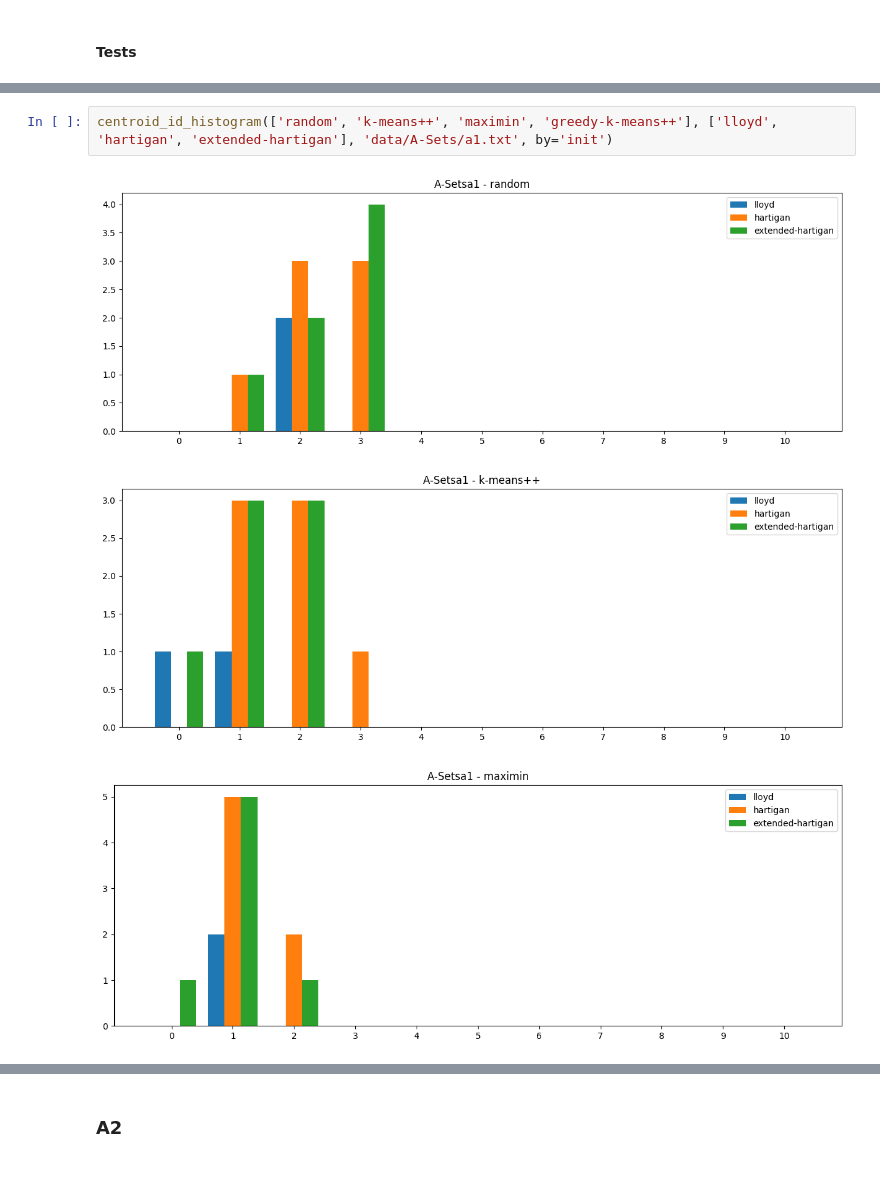
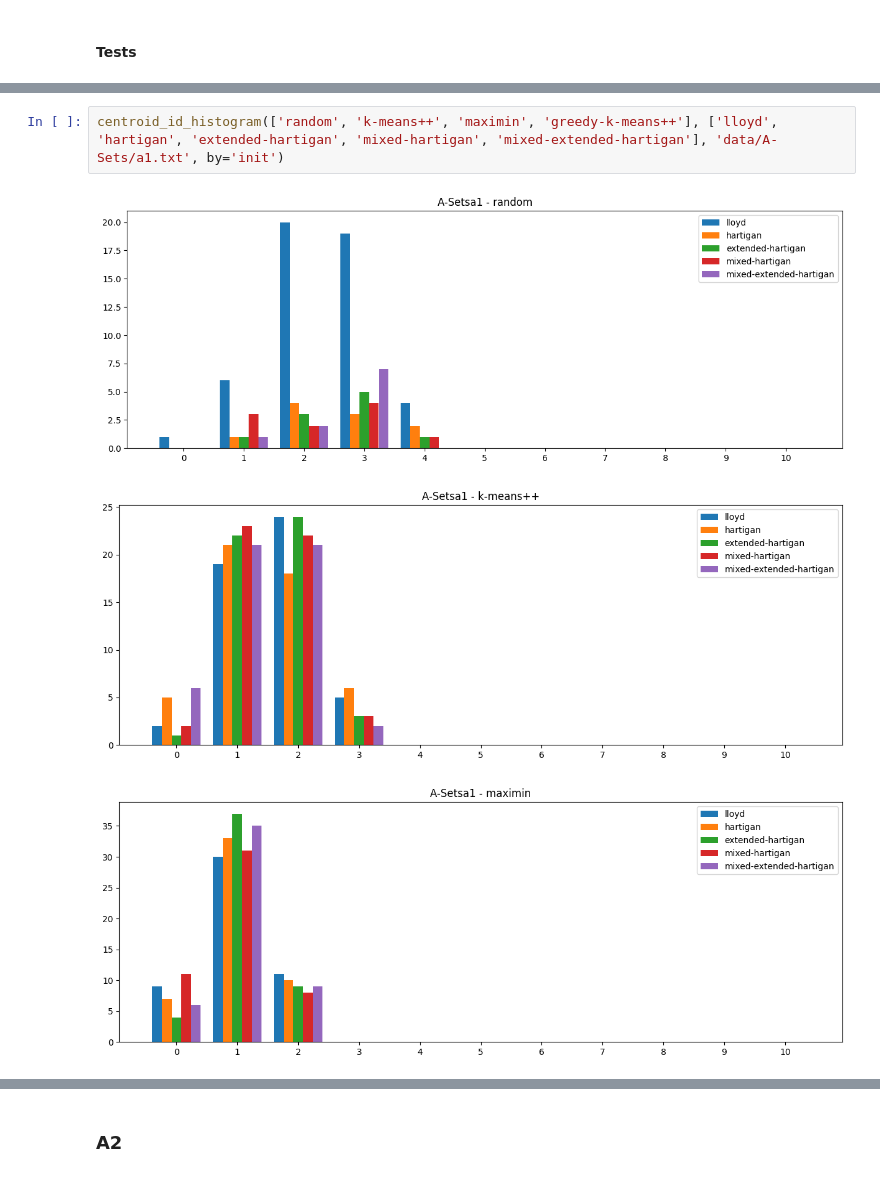
Before and after one commit to sstraccialini/k-means, a Jupyter notebook: kmeans.ipynb, the cells around one changed output, grey strips where cells are left out. Cells and saved outputs as stored; diff of their text form.

```diff
--- a/kmeans.ipynb
+++ b/kmeans.ipynb
@@ -1090,6 +1113,6 @@ centroid_id_histogram(['random', 'k-means++', 'maximin', 'greedy-k-means++'], ['
 # %%
-centroid_id_histogram(['random', 'k-means++', 'maximin', 'greedy-k-means++'], ['lloyd', 'hartigan', 'extended-hartigan'], 'data/A-Sets/a1.txt', by='init')
+centroid_id_histogram(['random', 'k-means++', 'maximin', 'greedy-k-means++'], ['lloyd', 'hartigan', 'extended-hartigan', 'mixed-hartigan', 'mixed-extended-hartigan'], 'data/A-Sets/a1.txt', by='init')
 # %% [output]
-[figure, old version]
+[figure, new version]
-[figure, old version]
+[figure, new version]
-[figure, old version]
+[figure, new version]
```
Also changed, not shown: parts of 5 cells of this notebook, 10 other files.
